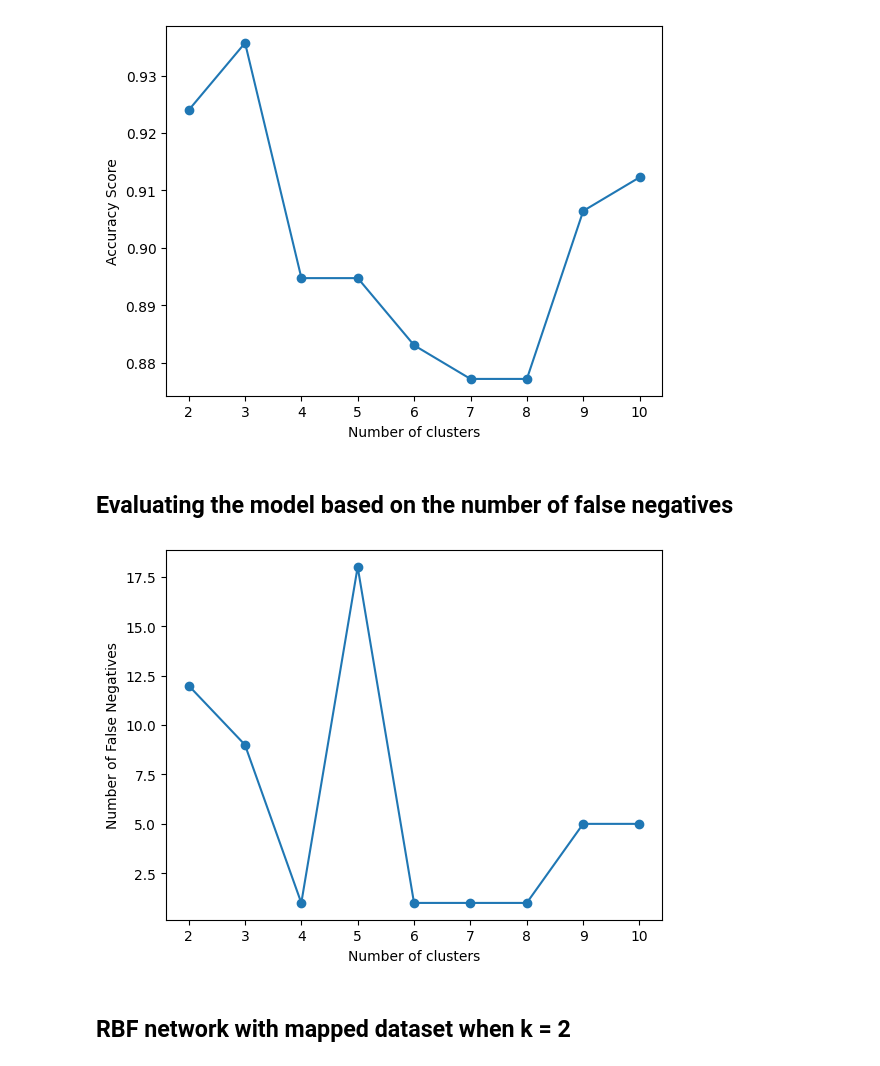
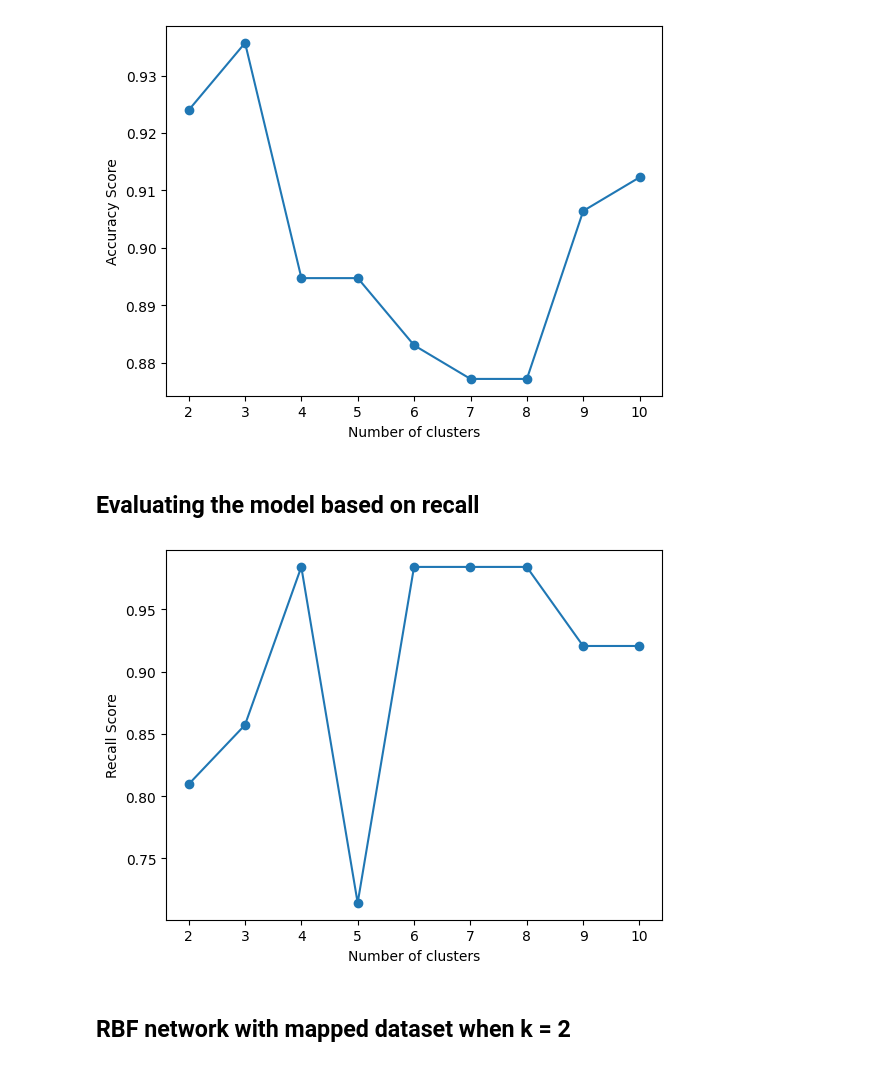
Before and after one commit to guiijose/Machine-Learning, a Jupyter notebook: merit-award/award.ipynb, the cells around one changed output. Drawn from its saved outputs; the diff is of its cells as text; code cells hidden in the pictures.

```diff
--- a/merit-award/award.ipynb
+++ b/merit-award/award.ipynb
@@ -61,3 +61,10 @@ conf_matrix
 # %% [output]
 array([[107,   1],
        [  4,  59]])
+# %%
+# Compute the specificity and recall
+specificity = conf_matrix[1, 1] / (conf_matrix[1, 0] + conf_matrix[1, 1])
+print(f"Specificity: {specificity}")
+
+recall = conf_matrix[0, 0] / (conf_matrix[0, 0] + conf_matrix[0, 1])
+print(f"Recall: {recall}")
@@ -124,19 +138,21 @@ plt.show()
 # %% [output]
 [figure]
 # %% [markdown]
-## Evaluating the model based on the number of false negatives
+## Evaluating the model based on recall
 # %%
-# Extract the number of false negatives from each confusion matrix
-false_negatives = [cm[1, 0] for cm in confusion_martrices]
+# Compute the recall across different k values
+recalls = []
+for matrix in confusion_martrices:
+    recall = matrix[1, 1] / (matrix[1, 1] + matrix[1, 0])
+    recalls.append(recall)
 
-# Plot the number of false negatives against the number of clusters
-plt.plot(range(2, 11), false_negatives, marker='o')
-
+# Plot the recall scores against the number of clusters
+plt.plot(range(2, 11), recalls, marker='o')
 plt.xlabel('Number of clusters')
-plt.ylabel('Number of False Negatives')
+plt.ylabel('Recall Score')
 plt.show()
 # %% [output]
-[figure, old version]
+[figure, new version]
 # %% [markdown]
 ## RBF network with mapped dataset when k = 2
 # %%
```
Also changed, not shown: parts of 2 cells of this notebook, 2 other files.
